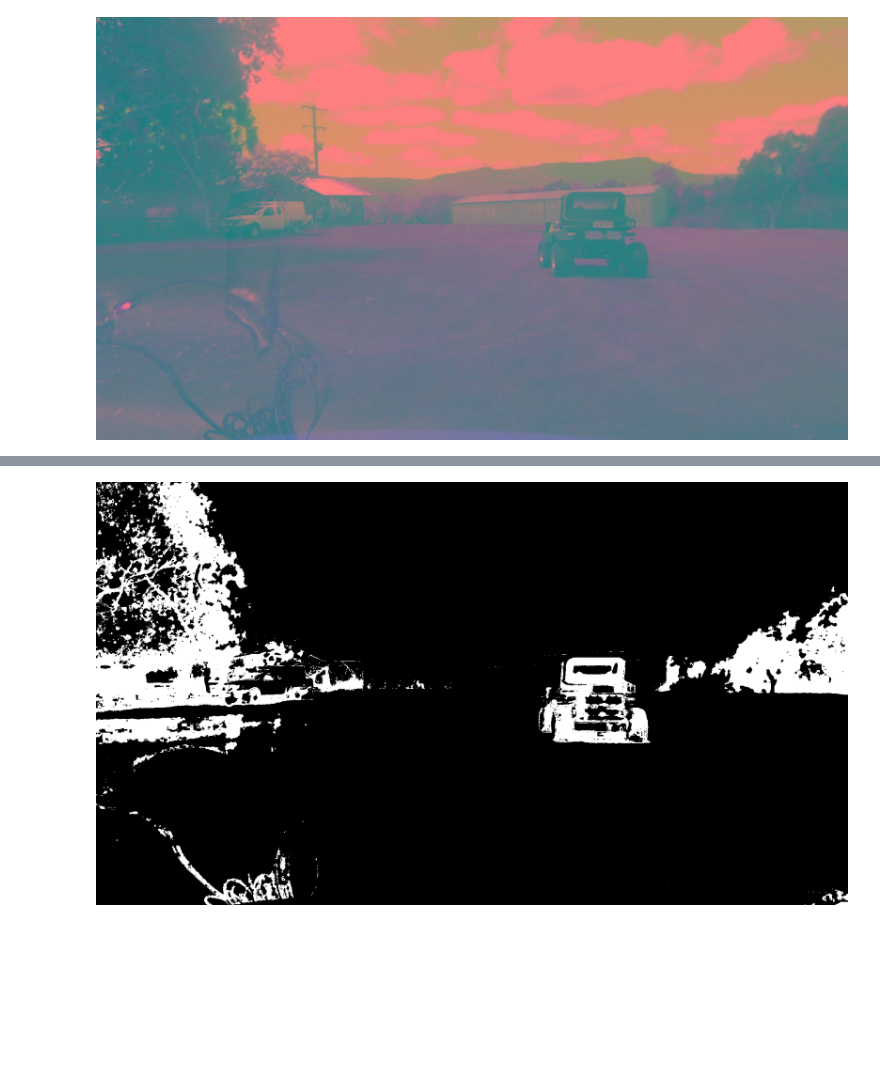
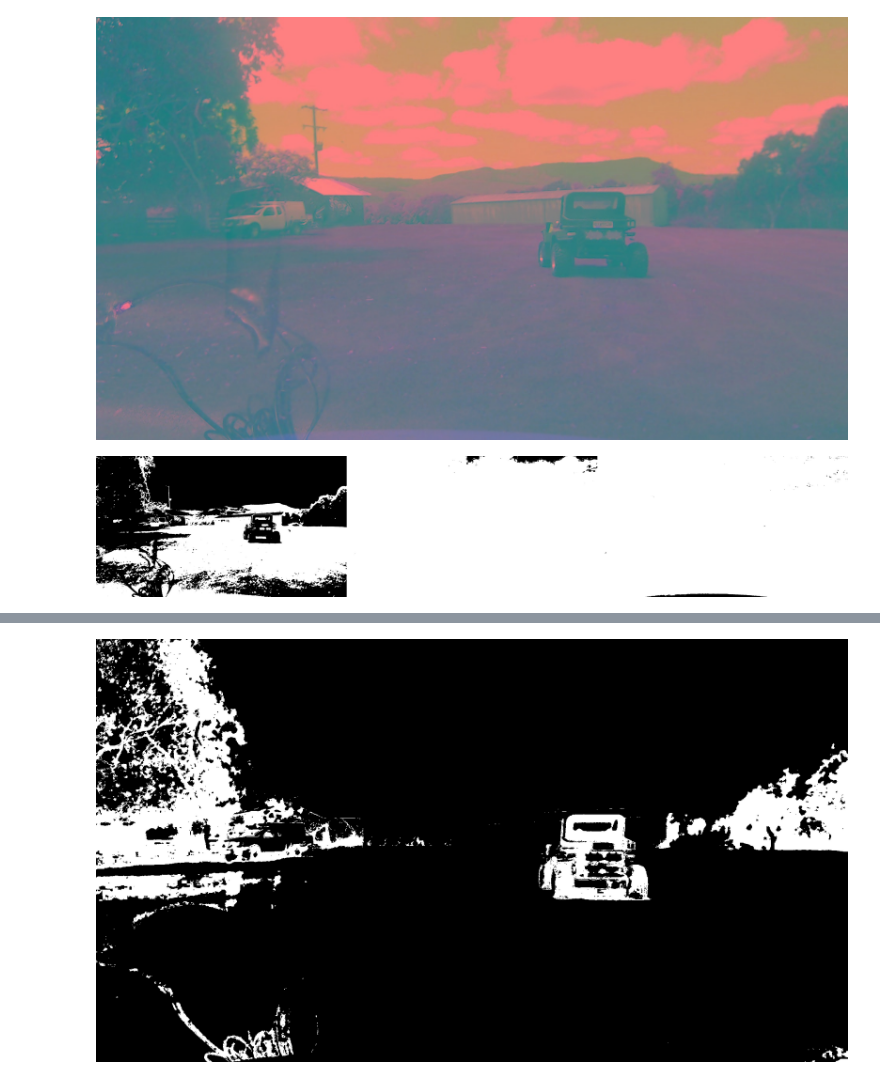
Before and after one commit to hortovanyi/trc-follow-me, a Jupyter notebook: notebooks/distance-finding.ipynb, the cells around one changed output, grey strips where cells are left out. Drawn from its saved outputs; the diff is of its cells as text; code cells hidden in the pictures; blank space fills up the shorter version.

```diff
--- a/notebooks/distance-finding.ipynb
+++ b/notebooks/distance-finding.ipynb
@@ -93,3 +103,8 @@ V = yuv[:,:,2]
 arr2img(yuv)
 # %% [output]
 [figure]
+# %%
+thresh = (100, 150)
+arr2img(np.hstack((binary_thresh(Y, thresh),binary_thresh(U, thresh),binary_thresh(V, thresh))))
+# %% [output]
+[figure, added]
```
Also changed, not shown: parts of 5 cells of this notebook.
